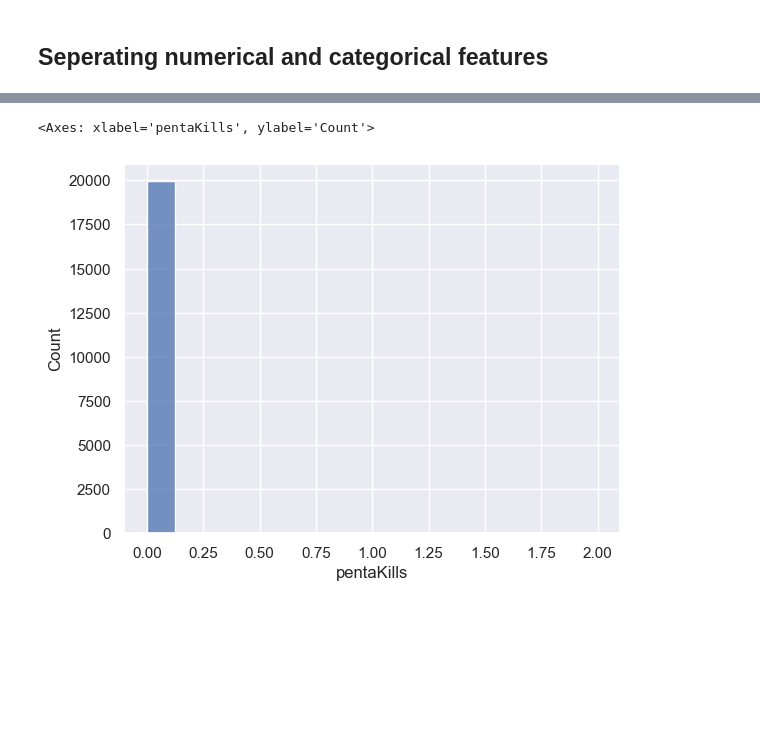
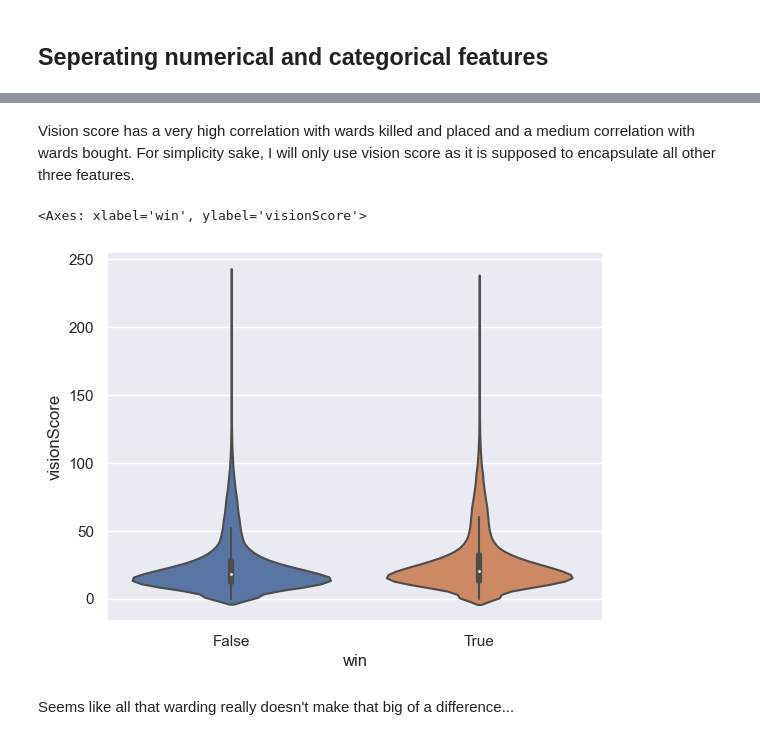
Before and after one commit to mannkenn/LeagueOfLegendsPrediction, a Jupyter notebook: notebooks/project.ipynb, the cells around one changed output, grey strips where cells are left out. Drawn from its saved outputs; the diff is of its cells as text; code cells hidden in the pictures; blank space fills up the shorter version.

```diff
--- a/notebooks/project.ipynb
+++ b/notebooks/project.ipynb
@@ -33,0 +54,4 @@ with db_engine.connect() as connection:
+# %%
+# Changing team id from 100 -> blue, 200 -> red
+df['teamId'] = df['teamId'].replace({100: 'blue', 200: 'red'})
+df['teamId']
@@ -165,0 +282,12 @@ df_cat = ['teamId', 'item0', 'item1', 'item2',
+# %%
+# Baron
+df['teambaronKills'] = df.groupby(['matchId', 'teamId'])['baronKills'].transform('sum')
+
+# Dragon
+df['teamdragonKills'] = df.groupby(['matchId', 'teamId'])['dragonKills'].transform('sum')
+
+# Towers
+df['teamturretKills'] = df.groupby(['matchId', 'teamId'])['turretKills'].transform('sum')
+
+# Inhibitors
+df['teaminhibitorKills'] = df.groupby(['matchId', 'teamId'])['inhibitorKills'].transform('sum')
@@ -165,0 +308,14 @@ df_cat = ['teamId', 'item0', 'item1', 'item2',
+# %%
+# Individual KDA
+# df['KDA'] = (df['kills'] + df['assists']) / df['deaths']
+
+# Kills
+df['teamKills'] = df.groupby(['matchId', 'teamId'])['kills'].transform('sum')
+
+# Assists
+df['teamAssists'] = df.groupby(['matchId', 'teamId'])['assists'].transform('sum')
+
+# Deaths
+df['teamDeaths'] = df.groupby(['matchId', 'teamId'])['deaths'].transform('sum')
+
+# df['teamKDA'] = df.groupby(['matchId', 'teamId'])['KDA'].transform('sum')
@@ -165,0 +344,6 @@ df_cat = ['teamId', 'item0', 'item1', 'item2',
+# %%
+
+df['teamGold'] = df.groupby(['matchId', 'teamId'])['goldEarned'].transform('sum')
+df['teamgoldDifference'] = df['teamGold'][df['teamId'] == 'red'] - df['teamGold'][df['teamId'] == 'blue']
+
+sns.scatterplot(data = df, x = 'gameDuration', y = 'teamGold', hue = 'win')
@@ -166,5 +397,9 @@ df_cat = ['teamId', 'item0', 'item1', 'item2',
+# %% [markdown]
+Vision score has a very high correlation with wards killed and placed and a medium correlation with wards bought. For simplicity sake, I will only use vision score as it is supposed to encapsulate all other three features.
 # %%
-sns.histplot(data = df, x = '')
+sns.violinplot(data = df, x = 'win', y = 'visionScore')
 # %% [output]
-<Axes: xlabel='pentaKills', ylabel='Count'>
+<Axes: xlabel='win', ylabel='visionScore'>
-[figure, old version]
+[figure, new version]
+# %% [markdown]
+Seems like all that warding really doesn't make that big of a difference...
```
Also changed, not shown: parts of 52 cells of this notebook, 1 other file.
